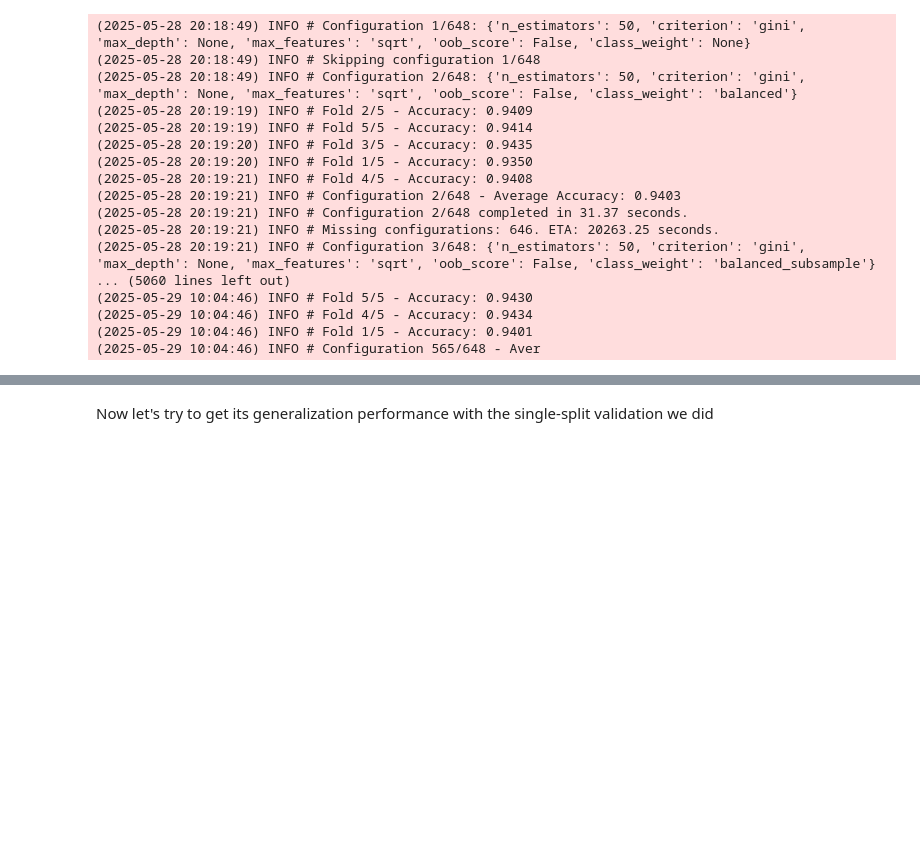
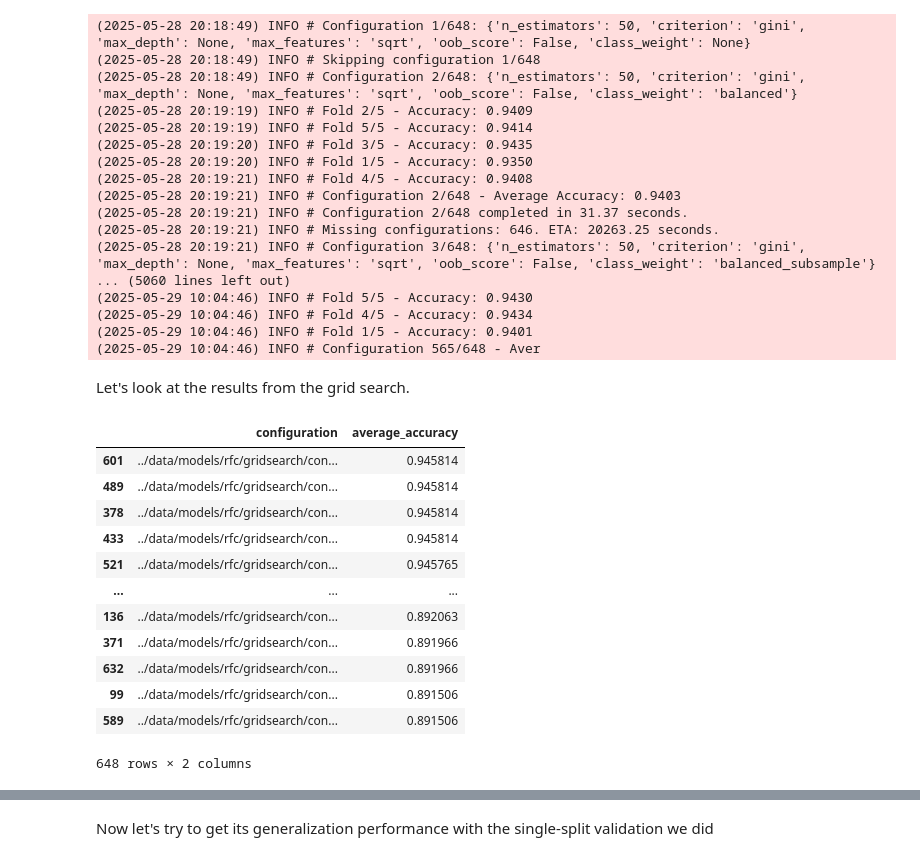
Before and after one commit to AimbotParce/MDS-ML-SyntacticTreeRooting, a Jupyter notebook: src/random-forests.ipynb, the cells around one changed output, grey strips where cells are left out. Saved outputs shown, nothing was run; the diff lists cells and outputs as text; code cells hidden in the pictures; blank space fills up the shorter version.

Commit message:
Same with random forests

```diff
--- a/src/random-forests.ipynb
+++ b/src/random-forests.ipynb
@@ -64,7 +65,7 @@ def run_config_fold(
     X_val = one_hot_encode(validation_fold_data.drop(columns=["row_index", "node", "is_root"]))
     y_val = validation_fold_data["is_root"]
 
-    model = RandomForestClassifier(**configuration)
+    model = RandomForestClassifier(**configuration, random_state=42)
 
     model.fit(X_train, y_train)
 
@@ -79,7 +80,7 @@ def run_config_fold(
     return accuracy
 
 
-models_path = Path("../data/models/rfc/gridsearch")
+model_path = Path("../data/models/rfc/gridsearch")
 cross_validation_folds = 5
 
 average_duration = 0
@@ -90,7 +91,7 @@ row_indices = train_data["row_index"].unique()
 # we would separate based on sentence id, but we don't have that in the data now
 for j, configuration in enumerate(grid):
     logger.info(f"Configuration {j + 1}/{len(grid)}: {configuration}")
-    config_path = models_path / f"configuration-{j}"
+    config_path = model_path / f"configuration-{j}"
     if config_path.exists():
         logger.info(f"Skipping configuration {j + 1}/{len(grid)}")
         continue
@@ -149,3 +150,38 @@ for j, configuration in enumerate(grid):
 (2025-05-29 10:04:46) INFO # Fold 4/5 - Accuracy: 0.9434
 (2025-05-29 10:04:46) INFO # Fold 1/5 - Accuracy: 0.9401
 (2025-05-29 10:04:46) INFO # Configuration 565/648 - Aver
+# %% [markdown]
+Let's look at the results from the grid search.
+# %%
+grid_search_data = Path("../data/models/rfc/gridsearch/")
+configurations = [f for f in grid_search_data.iterdir() if f.is_dir()]
+
+config_results = []
+
+for config in configurations:
+    with open(config / "metrics.json", "r") as f:
+        metrics = json.load(f)
+    config_results.append(
+        {
+            "configuration": config,
+            "average_accuracy": metrics["average_accuracy"],
+        }
+    )
+
+df = pd.DataFrame(config_results)
+df.sort_values(by="average_accuracy", ascending=False, inplace=True)
+df
+# %% [output]
+|  | configuration | average_accuracy |
+| 601 | ../data/models/rfc/gridsearch/con... | 0.945814 |
+| 489 | ../data/models/rfc/gridsearch/con... | 0.945814 |
+| 378 | ../data/models/rfc/gridsearch/con... | 0.945814 |
+| 433 | ../data/models/rfc/gridsearch/con... | 0.945814 |
+| 521 | ../data/models/rfc/gridsearch/con... | 0.945765 |
+| ... | ... | ... |
+| 136 | ../data/models/rfc/gridsearch/con... | 0.892063 |
+| 371 | ../data/models/rfc/gridsearch/con... | 0.891966 |
+| 632 | ../data/models/rfc/gridsearch/con... | 0.891966 |
+| 99 | ../data/models/rfc/gridsearch/con... | 0.891506 |
+| 589 | ../data/models/rfc/gridsearch/con... | 0.891506 |
+648 rows × 2 columns
```
Also changed, not shown: parts of 7 cells of this notebook.
